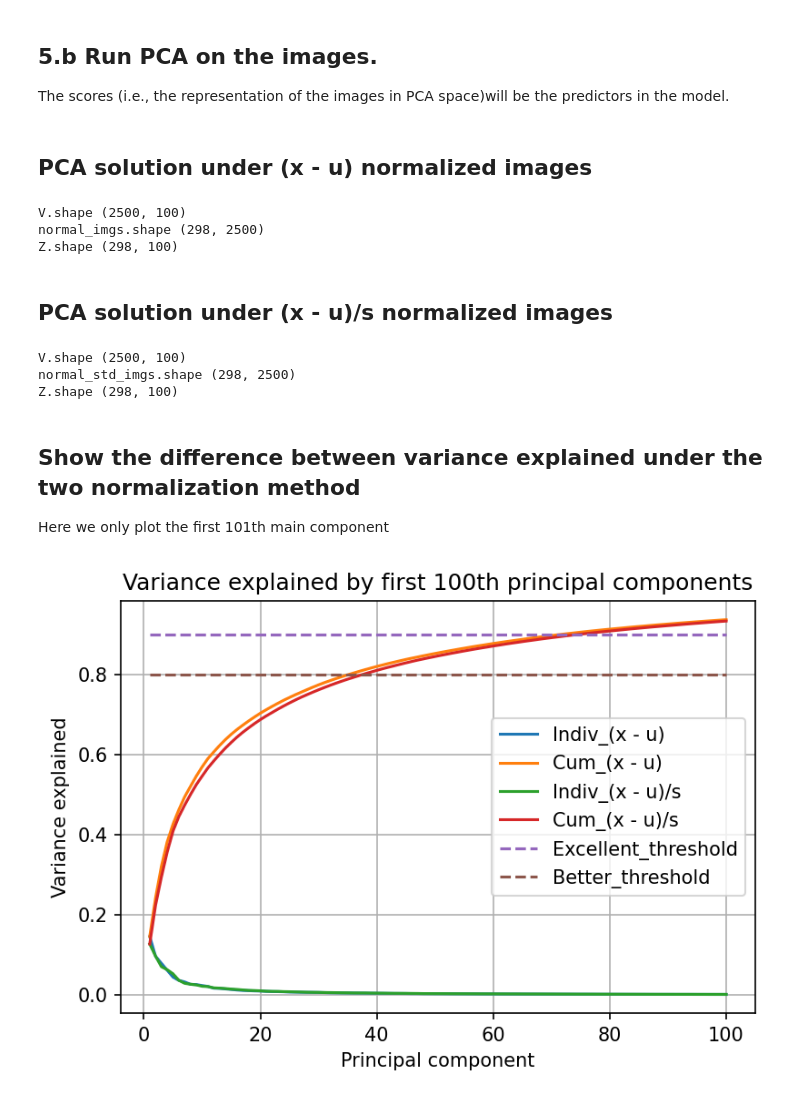
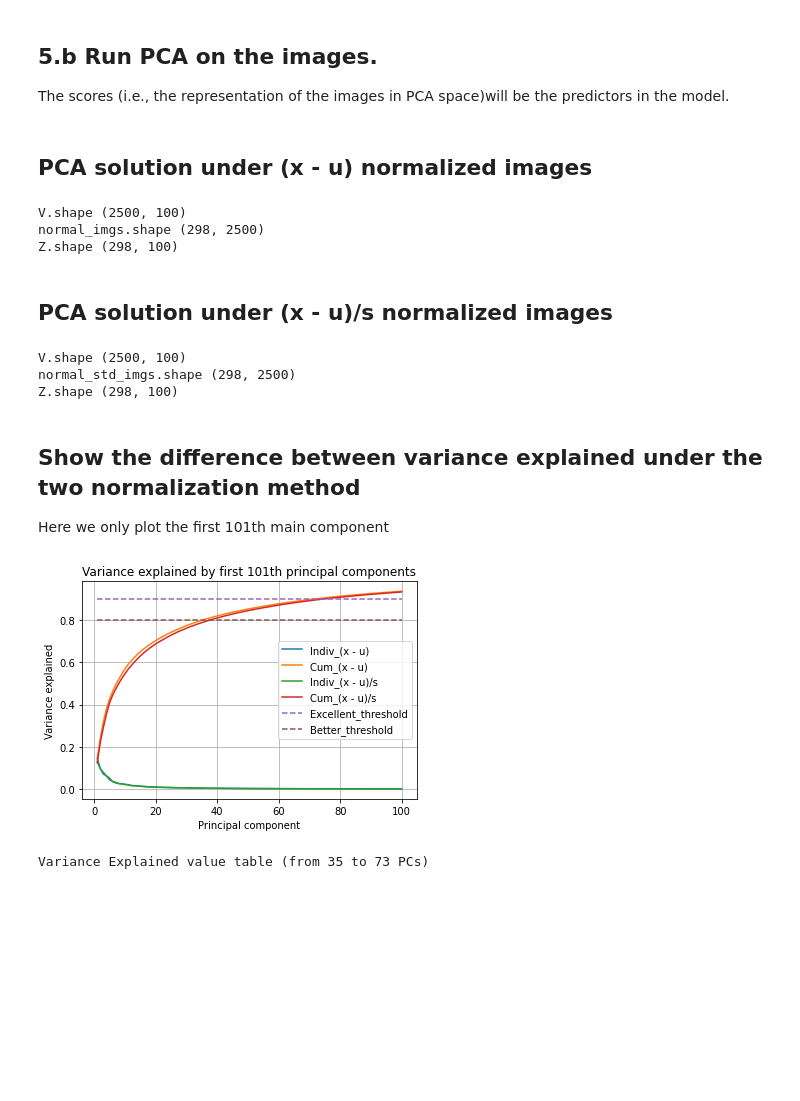
Before and after one commit to Francis-Buger/02458_project, a Jupyter notebook: cognitive_modeling-BX.ipynb, the cells around one changed output. Cells and saved outputs as stored; diff of their text form; code cells hidden in the pictures; blank space fills up the shorter version.

```diff
--- a/cognitive_modeling-BX.ipynb
+++ b/cognitive_modeling-BX.ipynb
@@ -10,16 +10,15 @@ import os
 import math
 import pandas as pd
 import numpy as np
-import tabulate
+from tabulate import tabulate
 from IPython.core.display import HTML
 import matplotlib.pyplot as plt
 import cv2
-import pdb
-import scipy
 import scipy.linalg as linalg
 import matplotlib.pyplot as plt
 from sklearn import datasets, linear_model
-plt.rcParams['figure.dpi'] = 150 # setting the resolution of output figures
+from sklearn.metrics import mean_squared_error, r2_score
+# plt.rcParams['figure.dpi'] = 150 # setting the resolution of output figures
 # %% [markdown]
 ## a. Questions:
 > What is the feature of interest? Describe in detail how you selected the images based on the feature of interest and on features of no interest.
@@ -250,8 +249,8 @@ for f_name in os.listdir(image_path):
 ori_imgs = np.array(ori_imgs)
 
 '''sequence/flatten and normalize all the images in the dataset'''
-N_pic, N_channel, highth, width = ori_imgs.shape # the original of picture number, channel number, highth, width
-sequence_imgs = ori_imgs.reshape(-1, highth * width)
+N_pic, N_channel, height, width = ori_imgs.shape # the original of picture number, channel number, height, width
+sequence_imgs = ori_imgs.reshape(-1, height * width)
 # Two ways to normalize our sequenced images
 normal_imgs = sequence_imgs - sequence_imgs.mean(axis=0)
 normal_std_imgs = (sequence_imgs - sequence_imgs.mean(axis=0)) / sequence_imgs.std(axis=0)
@@ -266,18 +265,18 @@ f = plt.figure()
 
 # Visualize the i'th digit as an image
 plt.subplot(2,5,1); # orginal image
-plt.imshow(ori_imgs[i].reshape(50,50), extent=(0,50,0,50), cmap=plt.cm.gray);
+plt.imshow(ori_imgs[i].reshape(50,50), extent=(0,50,0,50), cmap=plt.cm.Blues);
 plt.title('image (orginal)', fontsize = 10);
 plt.subplot(2,5,3); #  mean image
-plt.imshow(normal_imgs[i].reshape(50,50), extent=(0,50,0,50), cmap=plt.cm.gray);
+plt.imshow(normal_imgs[i].reshape(50,50), extent=(0,50,0,50), cmap=plt.cm.Blues);
 plt.title('image (x - u)', fontsize = 10);
 plt.subplot(2,5,5); #  mean and std image
-plt.imshow(normal_std_imgs[i].reshape(50,50), extent=(0,50,0,50), cmap=plt.cm.gray);
+plt.imshow(normal_std_imgs[i].reshape(50,50), extent=(0,50,0,50), cmap=plt.cm.Blues);
 plt.title('image (x - u)/s', fontsize = 10);
 
 # Visualize the i'th digit as a vector
 plt.subplot(3,1,3);
-plt.imshow(np.expand_dims(ori_imgs[i].reshape(2500),axis=0), extent=(0,2500,0,10), cmap=plt.cm.gray);
+plt.imshow(np.expand_dims(ori_imgs[i].reshape(2500),axis=0), extent=(0,2500,0,10), cmap=plt.cm.Blues);
 plt.xlabel('Pixel number');
 plt.title('Digit in vector format');
 plt.yticks([])
@@ -292,16 +291,17 @@ The shape of ARArchive: (298, 2500)  Type: <class 'numpy.ndarray'> (sequenced an
 The scores (i.e., the representation of the images in PCA space)will be the predictors in the model.
 # %%
 # Obtain the PCA solution  by calculate the SVD of Y
-N_pca = 100 # how many components we want to choose to compress the images
+N_pc = 100 # how many components we want to choose to compress the images
+
 '''Project (x - u) normalized images onto principal component space'''
 U,S,V = linalg.svd(normal_imgs,full_matrices=False)
 V = V.T
 # Compute variance explained by principal components
-rho = ((S*S) / (S*S).sum())[:N_pca]
+rho = ((S*S) / (S*S).sum())[:N_pc]
 # respresent (x - u) normalized images under the first 50th PCA scores
-Z = normal_imgs @ V[:,:N_pca]
+Z = normal_imgs @ V[:,:N_pc]
 display(HTML('<h2>PCA solution under (x - u) normalized images</h2>'))
-print("V.shape",V[:,:N_pca] .shape)
+print("V.shape",V[:,:N_pc] .shape)
 print("normal_imgs.shape",normal_imgs.shape)
 print("Z.shape",Z.shape)
 
@@ -309,43 +309,49 @@ print("Z.shape",Z.shape)
 U1,S1,V1 = linalg.svd(normal_std_imgs,full_matrices=False)
 V1 = V1.T
 # Compute variance explained by principal components
-rho1 = ((S1*S1) / (S1*S1).sum())[:N_pca]
+rho1 = ((S1*S1) / (S1*S1).sum())[:N_pc]
 # respresent (x - u)/s normalized images under the first 50th PCA scores
-Z1 = normal_std_imgs @ V1[:,:N_pca]
+Z1 = normal_std_imgs @ V1[:,:N_pc]
 display(HTML('<h2>PCA solution under (x - u)/s normalized images</h2>'))
-print("V.shape",V1[:,:N_pca] .shape)
+print("V.shape",V1[:,:N_pc] .shape)
 print("normal_std_imgs.shape",normal_std_imgs.shape)
 print("Z.shape",Z1.shape)
 
 threshold = 0.9
 f = plt.figure()
 display(HTML(   '<h2>Show the difference between variance explained under the two normalization method</h2>' +
-                '<p>Here we only plot the first ' + str(N_pca+1) + 'th main component'))
+                '<p>Here we only plot the first ' + str(N_pc+1) + 'th main component'))
 
 # Plot variance explained !!!Project (x - u) normalized images
 plt.plot(range(1,len(rho)+1),rho,'-')                  # 绘制各在成分上投影的方差
 plt.plot(range(1,len(rho)+1),np.cumsum(rho),'-')       # 绘制各成分累加的可解释变异或课解释方差
 # Plot variance explained !!!Project (x - u)/s normalized images
 plt.plot(range(1,len(rho1)+1),rho1,'-')                  # 绘制各在成分上投影的方差
 plt.plot(range(1,len(rho1)+1),np.cumsum(rho1),'-')       # 绘制各成分累加的可解释变异或课解释方差
 # threshold
 plt.plot([1,len(rho)],[threshold, threshold],'--')     # 绘制压缩要求阈值 0.9 A better one
 plt.plot([1,len(rho)],[0.8, 0.8],'--')                 # 绘制压缩要求阈值 0.8
-plt.title('Variance explained by first '+ str(N_pca+1) +'th principal components')
+plt.title('Variance explained by first '+ str(N_pc+1) +'th principal components')
 plt.xlabel('Principal component')
 plt.ylabel('Variance explained')
 plt.legend(['Indiv_(x - u)','Cum_(x - u)','Indiv_(x - u)/s','Cum_(x - u)/s','Excellent_threshold','Better_threshold'])
 plt.grid()
 plt.show()
+
+# figure out the ideal components we want under given threshold
+table_head = ['VE'+str(i+1) for i in range(34,73)] # VE is short for variance explained
+display(HTML('<h2>Variance Explained value table (from 35 to 73 PCs)</h2>' +
+                tabulate([np.cumsum(rho).tolist()[34:73]], headers=table_head, tablefmt='html')))
 # %% [output]
 PCA solution under (x - u) normalized images
 V.shape (2500, 100)
 normal_imgs.shape (298, 2500)
 Z.shape (298, 100)
 PCA solution under (x - u)/s normalized images
 V.shape (2500, 100)
 normal_std_imgs.shape (298, 2500)
 Z.shape (298, 100)
 Show the difference between variance explained under the two normalization method
 Here we only plot the first 101th main component
-[figure, old version]
+[figure, new version]
+Variance Explained value table (from 35 to 73 PCs)
```
Also changed, not shown: parts of 17 cells of this notebook, 2 other files.
